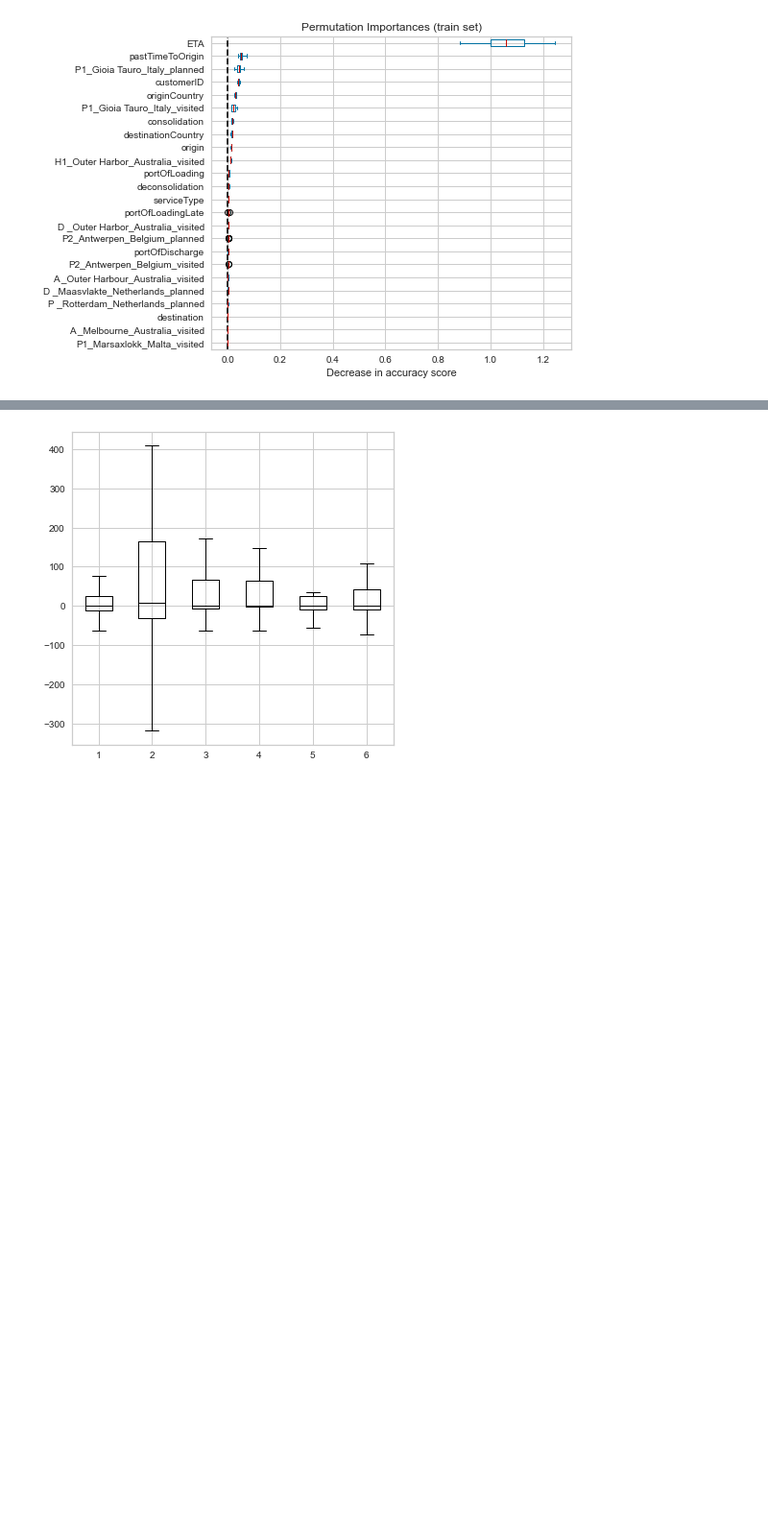
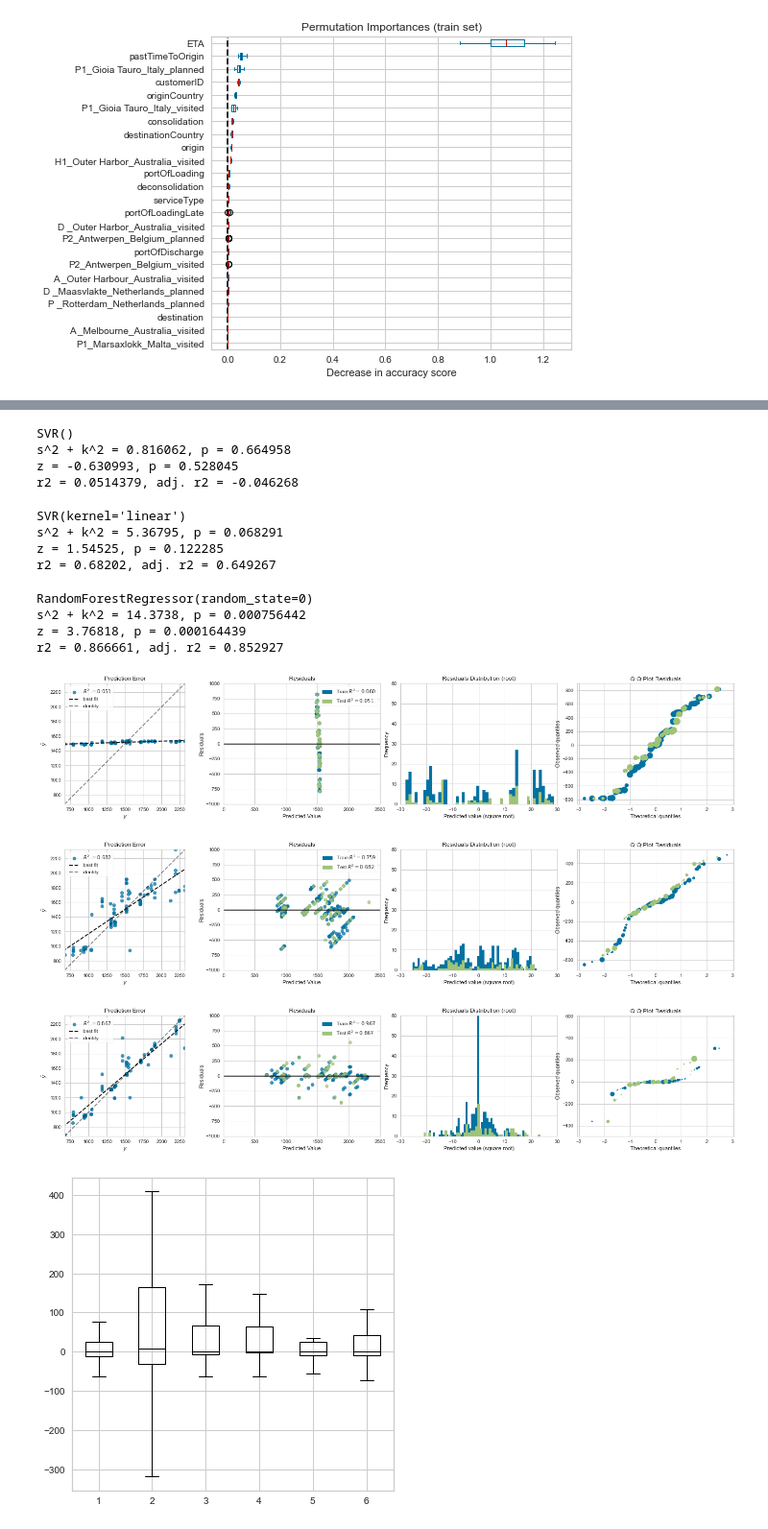
Before and after one commit to thijnalbers/ThesisCode, a Jupyter notebook: Notebook.ipynb, the cells around one changed output, grey strips where cells are left out. Shown: that part at 96% size. Saved outputs shown, nothing was run; the diff lists cells and outputs as text; code cells hidden in the pictures; blank space fills up the shorter version.

```diff
--- a/Notebook.ipynb
+++ b/Notebook.ipynb
@@ -434,3 +380,77 @@ The null hypothesis can be rejected
+# %%
+from yellowbrick.regressor import ResidualsPlot, PredictionError
+from scipy.stats import normaltest, kurtosistest, probplot
+
+
+for i, pipe in enumerate(pipelines):
+    fig, axes = plt.subplots(ncols=4, figsize=(20,4), gridspec_kw={'width_ratios': [1, 1, 1, 1]})
+    fig.tight_layout()
+
+    visualizer = PredictionError(pipe, ax=axes[0])
+    visualizer.fit(X_train, y_train)
+    r2 = visualizer.score(X_test, y_test)
+    visualizer.finalize()
+    axes[0].set_title('Prediction Error')
+
+    axes[1].set_ylim((-1000, 1000))
+    axes[1].set_xlim((0, 2500))
+    visualizer = ResidualsPlot(pipe, ax=axes[1], hist=False)
+    visualizer.fit(X_train, y_train)
+    visualizer.score(X_test, y_test)
+    visualizer.finalize()
+    axes[1].set_title('Residuals')
+
+    # get residuals for test and train data
+    y_pred = pipe.predict(X_train)
+    residuals_train = y_pred - y_train
+    y_pred = pipe.predict(X_test)
+    residuals_test = y_pred - y_test
+
+    # histograms
+    axes[2].set_title('Residuals Distribution (root)')
+    axes[2].set_ylabel('Frequency')
+    axes[2].set_xlabel('Predicted value (square root)')
+    axes[2].set_xlim((-30, 30))
+    axes[2].set_ylim((0, 60))
+    axes[2].hist(np.sqrt(np.abs(residuals_train)) * np.sign(residuals_train), bins=50, label='Train')
+    axes[2].hist(np.sqrt(np.abs(residuals_test)) * np.sign(residuals_test), bins=50, label='Test')
+
+    # qq plots
+    axes[3].set_title('Q-Q Plot Residuals')
+    axes[3].set_ylabel('Observed quantiles')
+    axes[3].set_xlabel('Theoretical quantiles')
+    osm, osr = probplot(residuals_train, dist="norm", fit=False)
+    axes[3].scatter(osm, osr, residuals_train, label='Train', marker='.')
+    osm, osr = probplot(residuals_test, dist="norm", fit=False)
+    axes[3].scatter(osm, osr, residuals_test, label='Test', marker='.')
+
+    # test for normality
+    print(pipe['regressor'])
+    s2k2, p = normaltest(residuals_test)
+    print("s^2 + k^2 = {:g}, p = {:g}".format(s2k2, p))
+    z, p = kurtosistest(residuals_test)
+    print("z = {:g}, p = {:g}".format(z, p))
+    n = X_train.shape[0]
+    p =X_train.shape[1]
+    print('r2 = {:g}, adj. r2 = {:g}'.format(r2, 1-(1-r2)*(n-1)/(n-p-1)))
+
+    plt.savefig(f'output/model_comparison_{pipe["regressor"]}.png')
+# %% [output]
+SVR()
+s^2 + k^2 = 0.816062, p = 0.664958
+z = -0.630993, p = 0.528045
+r2 = 0.0514379, adj. r2 = -0.046268
+SVR(kernel='linear')
+s^2 + k^2 = 5.36795, p = 0.068291
+z = 1.54525, p = 0.122285
+r2 = 0.68202, adj. r2 = 0.649267
+RandomForestRegressor(random_state=0)
+s^2 + k^2 = 14.3738, p = 0.000756442
+z = 3.76818, p = 0.000164439
+r2 = 0.866661, adj. r2 = 0.852927
+[figure, added]
+[figure, added]
+[figure, added]
 # %%
 df.to_excel("output/output.xlsx")
 # %%
```
Also changed, not shown: parts of 1 cell of this notebook.
